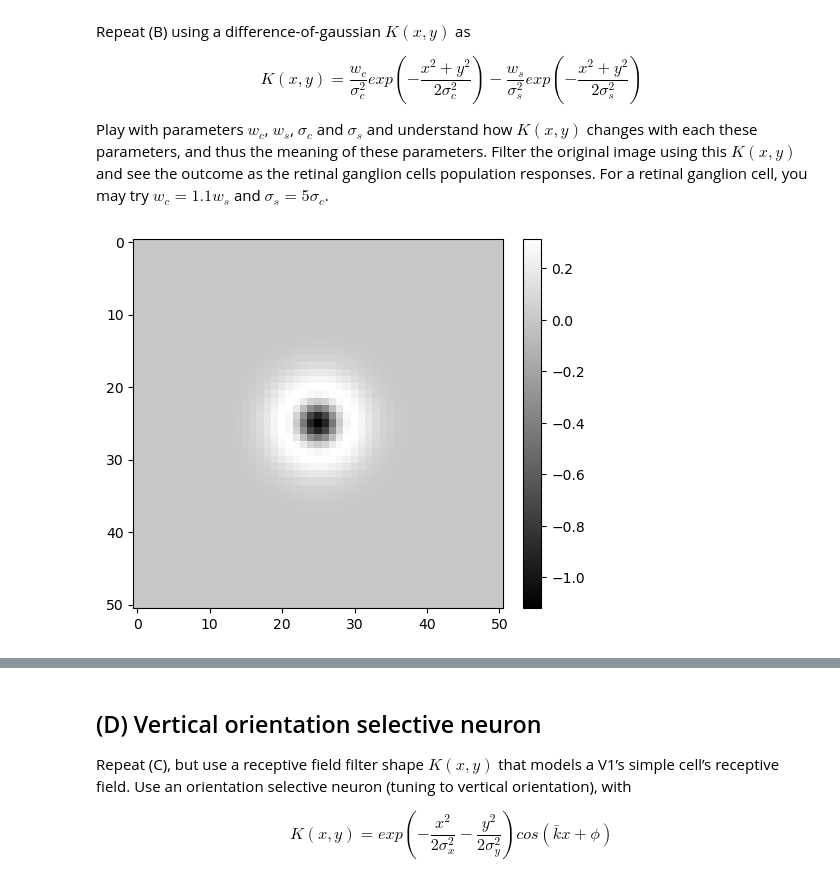
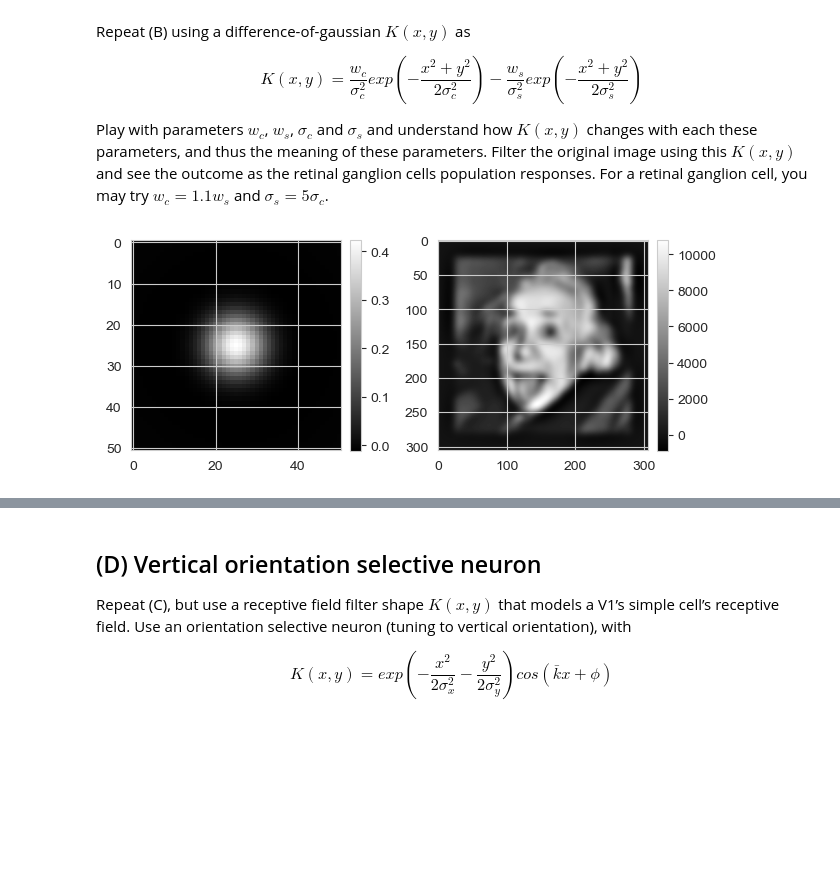
Before and after one commit to kerseviciute/how-does-vision-work, a Jupyter notebook: homework-1.ipynb, the cells around one changed output, grey strips where cells are left out. Cells and saved outputs as stored; diff of their text form; code cells hidden in the pictures; blank space fills up the shorter version.

```diff
--- a/homework-1.ipynb
+++ b/homework-1.ipynb
@@ -8,14 +8,18 @@ import math
 # Homework 1
 
 ## (A) Choosing an example image
+# %%
+def read_image(file):
+    image = Image.open(file)
+
+    # Convert to grayscale
+    grey_avg_array = (np.sum(image, axis = -1, keepdims = False) / 3)
+    grey_avg_array = grey_avg_array.astype(np.uint8)
+    image = Image.fromarray(grey_avg_array, "L")
+
+    return image
 # %%
-image = Image.open("resources/einstein.jpeg")
-
-# Convert to grayscale
-grey_avg_array = (np.sum(image, axis = -1, keepdims = False) / 3)
-grey_avg_array = grey_avg_array.astype(np.uint8)
-image = Image.fromarray(grey_avg_array, "L")
-
+image = read_image("resources/einstein.jpeg")
 image
 # %% [output]
 [figure]
@@ -90,25 +94,29 @@ $$
 
 Play with parameters $w_c$, $w_s$, $\sigma_c$ and $\sigma_s$ and understand how $K(x, y)$ changes with each these parameters, and thus the meaning of these parameters. Filter the original image using this $K(x, y)$ and see the outcome as the retinal ganglion cells population responses. For a retinal ganglion cell, you may try $w_c = 1.1w_s$ and $\sigma_s = 5\sigma_c$.
 # %%
-def gaussian(w_c, w_s, sigma_c, sigma_s, x, y):
-    return w_c / pow(sigma_c, 2) * np.exp(-(pow(x, 2) + pow(y, 2)) / 2 * pow(sigma_c, 2)) - \
-        w_s / pow(sigma_s, 2) * np.exp(-(pow(x, 2) + pow(y, 2)) / 2 * pow(sigma_s, 2))
+def gaussian(w_center, w_surround, sigma_center, sigma_surround, x, y):
+    return (w_center / math.pow(sigma_center, 2)) * np.exp(-(math.pow(x, 2) + math.pow(y, 2)) / (2 * math.pow(sigma_center, 2))) - \
+        (w_surround / math.pow(sigma_surround, 2)) * np.exp(-(math.pow(x, 2) + math.pow(y, 2)) / (2 * math.pow(sigma_surround, 2)))
 # %%
-def gaussian_filter(w_c, w_s, sigma_c, sigma_s, l = 101):
+def gaussian_filter(w_center, w_surround, sigma_center, sigma_surround, l = 101):
     filter = np.zeros(shape = (l, l))
 
     center = int(l / 2)
 
     for i in range(filter.shape[0]):
         for j in range(filter.shape[1]):
-            filter[i, j] = gaussian(w_c, w_s, sigma_c, sigma_s, i - center, j - center)
+            filter[ i, j ] = gaussian(w_center, w_surround, sigma_center, sigma_surround, i - center, j - center)
 
     return filter
 # %%
-filter = gaussian_filter(0.055, 0.5, 0.25, 0.5, l = 51)
+filter = gaussian_filter(
+    w_center = 11, # center strength
+    sigma_center = 5, # center radius
+    w_surround = 10, # surround strength
+    sigma_surround = 25, # surround radius
+    l = 51
+)
 
-plt.imshow(filter, cmap = "gray")
-plt.colorbar(fraction = 0.046, pad = 0.04)
-plt.show()
+plot_filter_and_image(filter, apply_filter(image, filter))
 # %% [output]
-[figure, old version]
+[figure, new version]
```
Also changed, not shown: parts of 38 cells of this notebook, 9 other files.
